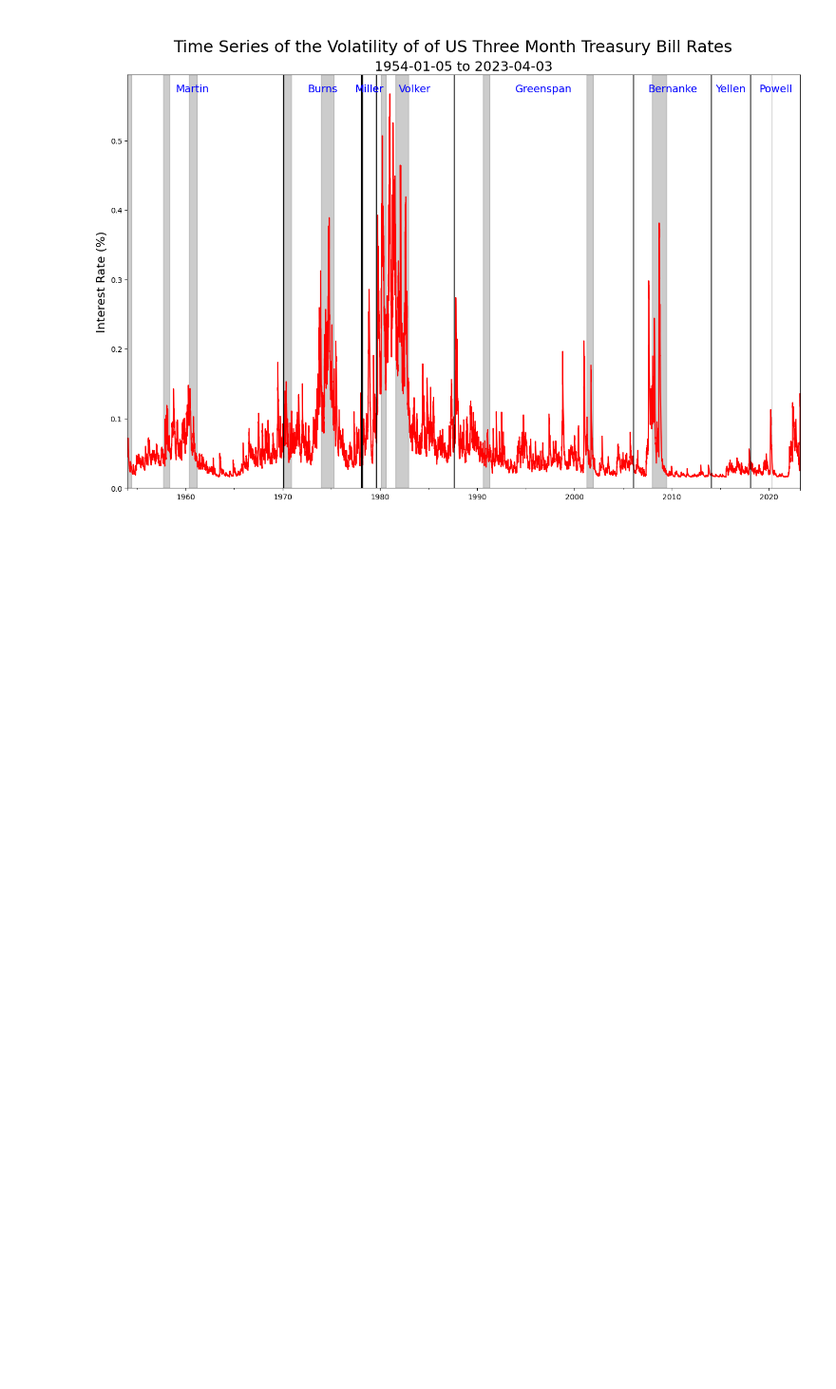
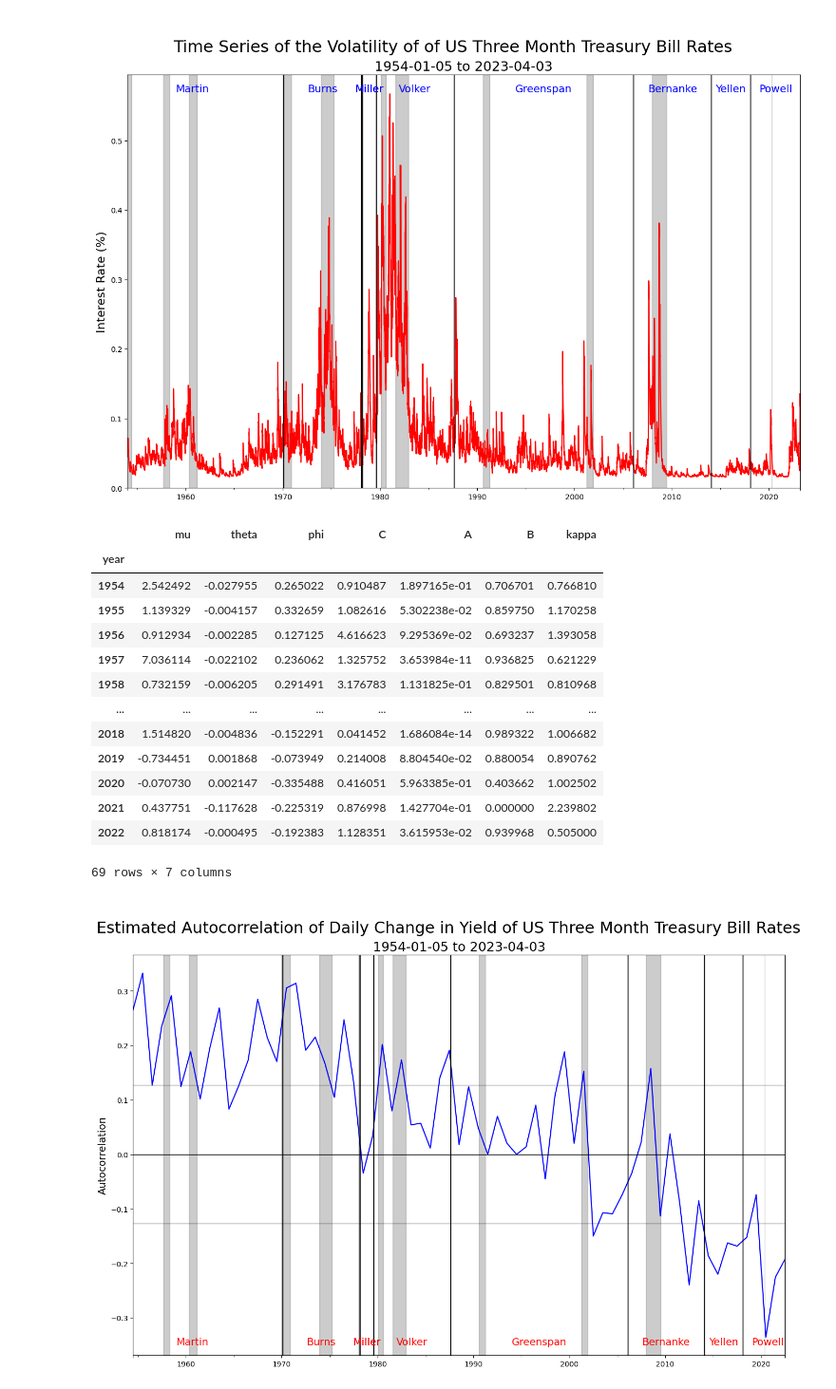
Before and after one commit to Farmhouse121/Adventures-in-Financial-Data-Science, a Jupyter notebook: Book/Section 2.4 Interest Rates/Section 2.4.2.3 A Daily Vasicek GARCH(1,1) Model with Quiet Days Censored.ipynb, the cells around one changed output. Shown at 95% size. Saved outputs shown, nothing was run; the diff lists cells and outputs as text; code cells hidden in the pictures; blank space fills up the shorter version.

```diff
--- a/Book/Section 2.4 Interest Rates/Section 2.4.2.3 A Daily Vasicek GARCH(1,1) Model with Quiet Days Censored.ipynb
+++ b/Book/Section 2.4 Interest Rates/Section 2.4.2.3 A Daily Vasicek GARCH(1,1) Model with Quiet Days Censored.ipynb
@@ -143,3 +143,80 @@ plot.set_ylabel('Interest Rate (%)',fontsize=16)
 plot.set_ylim(zero,None);
 # %% [output]
 [figure]
+# %%
+# fit model year-by-year
+from tqdm.notebook import tqdm
+results=pd.DataFrame({"year":[],"mu":[],"theta":[],"phi":[],"C":[],"A":[],"B":[],"kappa":[]}).set_index("year")
+results.index=pd.DatetimeIndex(results.index).to_period('Y')
+
+for year in tqdm(range(censored.index[0].year,censored.index[-1].year)):
+    model = ARX(censored.loc[censored.index.year==year,"Change"]*hundred,censored.loc[censored.index.year==year,"Rate"].shift().ffill()*hundred,lags=[1])
+    model.volatility = GARCH(1, 0, 1)
+    model.distribution = GeneralizedError()
+    fit=model.fit(update_freq=0,disp='off')
+
+    if not fit.convergence_flag:
+        mu,phi,theta,C,A,B,nu=tuple(fit.params)
+        results.loc[year,"mu"]=mu
+        results.loc[year,"theta"]=theta
+        results.loc[year,"phi"]=phi
+        results.loc[year,"C"]=C
+        results.loc[year,"A"]=A
+        results.loc[year,"B"]=B
+        results.loc[year,"kappa"]=nu/two
+
+display(results)
+
+# Figure 2.20
+figure,plot=pl.subplots(figsize=(10*GoldenRatio,10))
+figure.suptitle("\nEstimated Autocorrelation of Daily Change in Yield of US Three Month Treasury Bill Rates",fontsize=22)
+plot.set_title("%s to %s" % (min(DTB3.index),max(DTB3.index)),fontsize=18)
+results.index=pd.DatetimeIndex(map(lambda x:datetime(x,6,30),results.index)).to_period('B')
+results['phi'].plot(ax=plot,color='blue')
+
+recbe=list(censored.index[censored['Recession']!=censored['Recession'].shift()])
+
+for b,e in [(k.asfreq(*'MS'),v.asfreq(*'ME')) for k,v in zip(recbe[:-2:2],recbe[1::2])]:
+    plot.axvspan(b.to_timestamp(),e.to_timestamp(),color='black',alpha=0.2)
+
+plot.axvspan(recbe[-1].asfreq(*'MS').to_timestamp(),recbe[-1].asfreq(*'ME').to_timestamp(),color='black',alpha=0.2) # above construct doesn't get the COVID recession
+
+for c,b,e in ('Martin','1951-04-02','1970-01-31'),('Burns','1970-02-01','1978-01-31'),('Miller','1978-03-08','1979-08-06'),\
+             ('Miller','1978-03-08','1979-08-06'),('Volker','1979-08-06','1987-08-11'),('Greenspan','1987-08-11','2006-01-31'),\
+             ('Bernanke','2006-02-01','2014-01-31'),('Yellen','2014-02-03','2018-02-3'),('Powell','2018-02-05',datetime.now()):
+    plot.axvline(b,color='black',lw=1)
+    plot.axvline(e,color='black',lw=1)
+    m=pd.Timestamp(b)+pd.Timedelta(days=(pd.Timestamp(e)-pd.Timestamp(b)).days/two)
+
+    if m<DTB3.index[0].to_timestamp():
+        b=DTB3.index[0].to_timestamp()
+        m=pd.Timestamp(b)+pd.Timedelta((pd.Timestamp(e)-pd.Timestamp(b)).days/two)
+
+    elif m>DTB3.index[-1].to_timestamp():
+        b=DTB3.index[-1].to_timestamp()
+        m=pd.Timestamp(b)+pd.Timedelta((pd.Timestamp(e)-pd.Timestamp(b)).days/two)
+
+    plot.text(m,-0.35,c,fontsize=14,horizontalalignment='center',color='red')
+
+for y in -two/np.sqrt(249e0),two/np.sqrt(249e0):
+    plot.axhline(y,color='black',alpha=0.2)
+
+plot.axhline(color='black',linewidth=1)
+plot.set_xlabel(None)
+plot.set_ylabel('Autocorrelation',fontsize=14);
+# %% [output]
+|  | mu | theta | phi | C | A | B | kappa |
+| year |  |  |  |  |  |  |  |
+| 1954 | 2.542492 | -0.027955 | 0.265022 | 0.910487 | 1.897165e-01 | 0.706701 | 0.766810 |
+| 1955 | 1.139329 | -0.004157 | 0.332659 | 1.082616 | 5.302238e-02 | 0.859750 | 1.170258 |
+| 1956 | 0.912934 | -0.002285 | 0.127125 | 4.616623 | 9.295369e-02 | 0.693237 | 1.393058 |
+| 1957 | 7.036114 | -0.022102 | 0.236062 | 1.325752 | 3.653984e-11 | 0.936825 | 0.621229 |
+| 1958 | 0.732159 | -0.006205 | 0.291491 | 3.176783 | 1.131825e-01 | 0.829501 | 0.810968 |
+| ... | ... | ... | ... | ... | ... | ... | ... |
+| 2018 | 1.514820 | -0.004836 | -0.152291 | 0.041452 | 1.686084e-14 | 0.989322 | 1.006682 |
+| 2019 | -0.734451 | 0.001868 | -0.073949 | 0.214008 | 8.804540e-02 | 0.880054 | 0.890762 |
+| 2020 | -0.070730 | 0.002147 | -0.335488 | 0.416051 | 5.963385e-01 | 0.403662 | 1.002502 |
+| 2021 | 0.437751 | -0.117628 | -0.225319 | 0.876998 | 1.427704e-01 | 0.000000 | 2.239802 |
+| 2022 | 0.818174 | -0.000495 | -0.192383 | 1.128351 | 3.615953e-02 | 0.939968 | 0.505000 |
+69 rows × 7 columns
+[figure, added]
```
